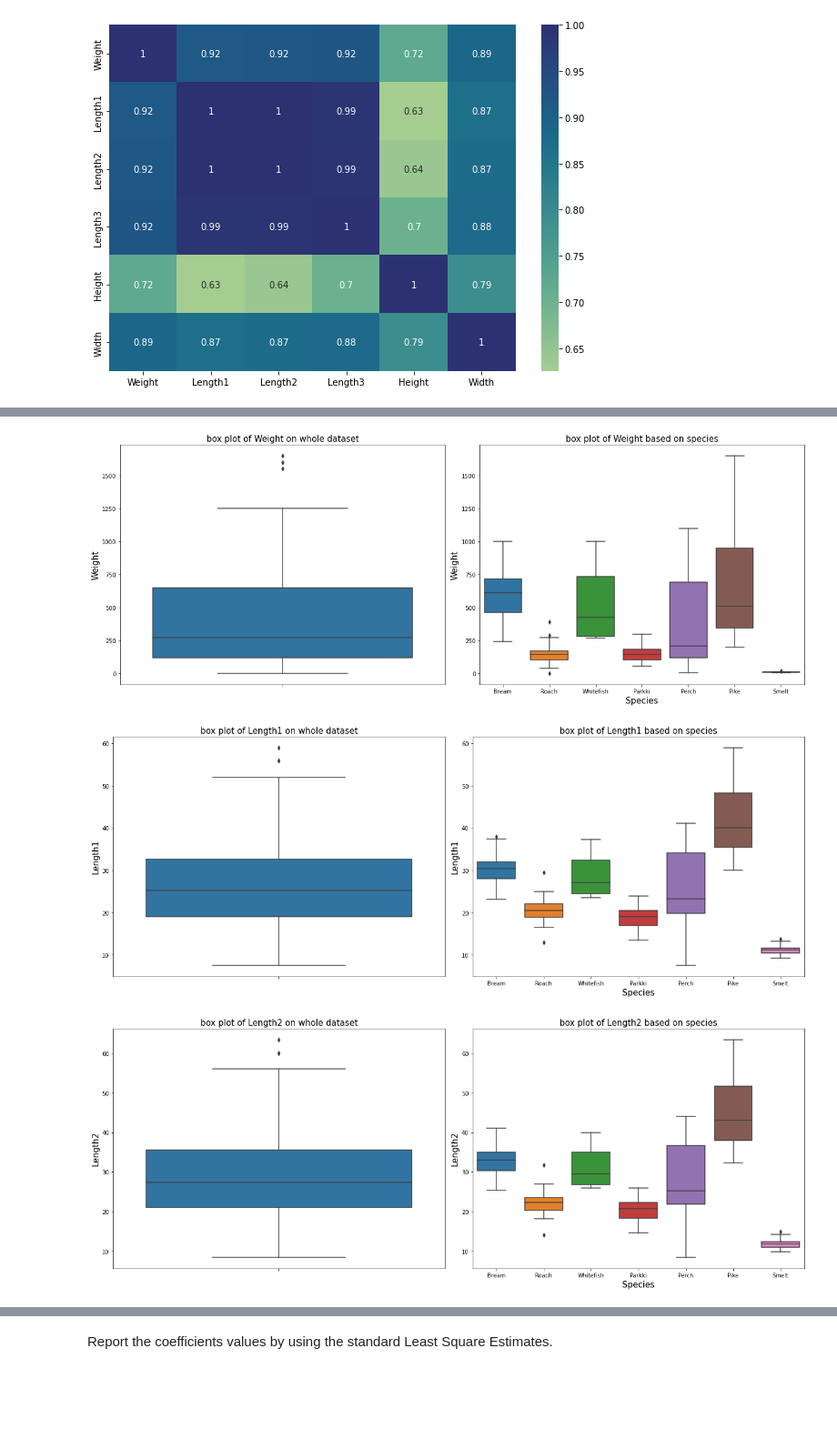
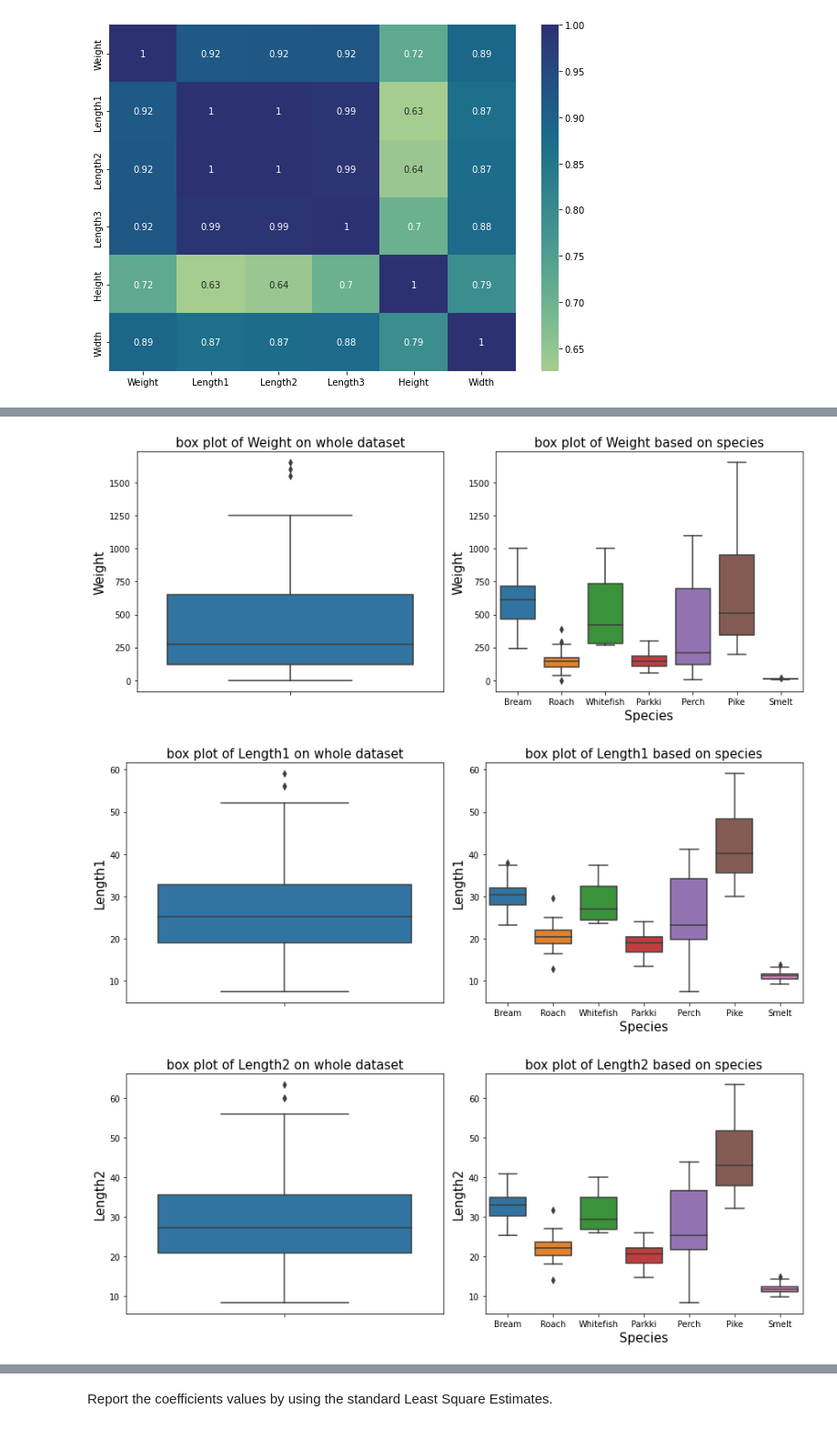
Before and after one commit to buddhathapa12/machine-learning, a Jupyter notebook: linearRegression_Assignment1/E923Q669_CS770_Asignment1_Q2.ipynb, the cells around one changed output, grey strips where cells are left out. Shown: that part at 91% size. Cells and saved outputs as stored; diff of their text form; code cells hidden in the pictures; blank space fills up the shorter version.

Commit message:
Worked on fish dataset data exploration and finding coefficients of linear regression and OLS model

```diff
--- a/linearRegression_Assignment1/E923Q669_CS770_Asignment1_Q2.ipynb
+++ b/linearRegression_Assignment1/E923Q669_CS770_Asignment1_Q2.ipynb
@@ -66,19 +72,20 @@ sns.pairplot(data= fish_datasheet, hue= "Species")
 [figure]
 # %%
 for columnName in (fish_datasheet.select_dtypes("number").columns):
-    fig, axs = plt.subplots(1,2, figsize = (18, 7))
+    fig, axs = plt.subplots(1,2, figsize = (12, 5))
 
     sns.boxplot(data= fish_datasheet, y= columnName , hue= "Species", ax= axs[0])
     axs[0].set_title(f'box plot of {columnName} on whole dataset', fontsize = 15)
     axs[0].set_ylabel(columnName, fontsize = 15)
 
     sns.boxplot(data= fish_datasheet, x = "Species", y= columnName, ax= axs[1])
     axs[1].set_title(f'box plot of {columnName} based on species', fontsize = 15)
     axs[1].set_ylabel(columnName, fontsize = 15)
     axs[1].set_xlabel("Species", fontsize = 15)
     plt.tight_layout()
+    plt.savefig(f'fish_images/box plot of {columnName}', dpi=300, bbox_inches='tight')
     plt.show()
 # %% [output]
-[figure, old version]
+[figure, new version]
-[figure, old version]
+[figure, new version]
-[figure, old version]
+[figure, new version]
```
Also changed, not shown: parts of 21 cells of this notebook.
